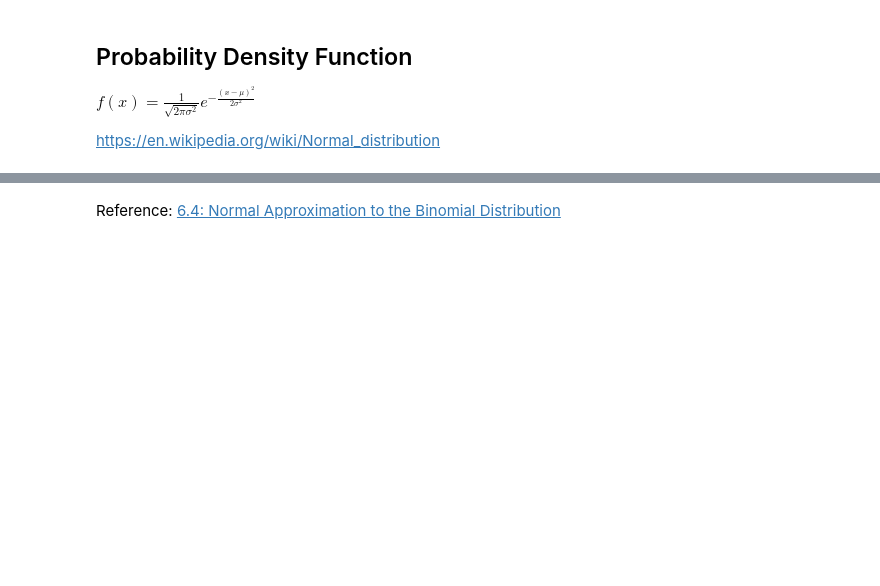
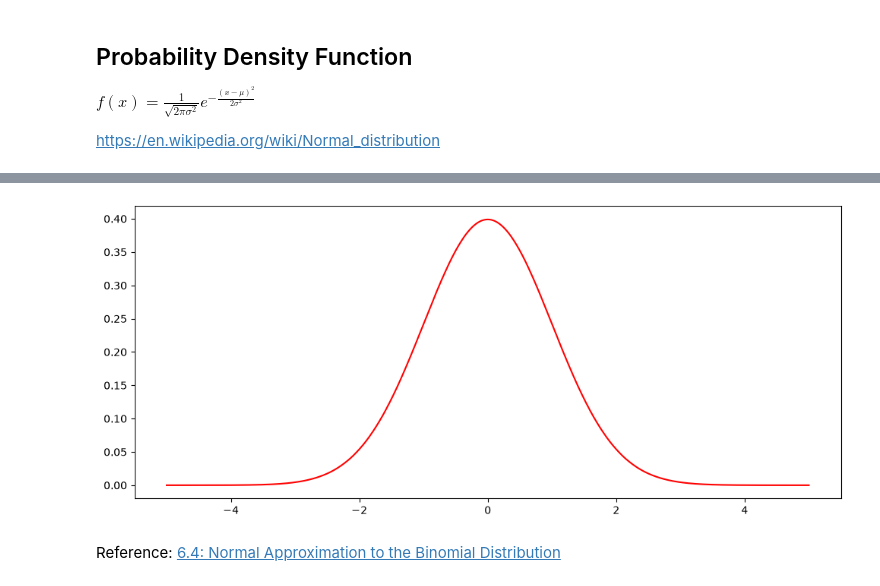
Before and after one commit to ianmcloughlin/applied-statistics, a Jupyter notebook: notes/normal-distribution.ipynb, the cells around one changed output, grey strips where cells are left out. Drawn from its saved outputs; the diff is of its cells as text; code cells hidden in the pictures; blank space fills up the shorter version.

```diff
--- a/notes/normal-distribution.ipynb
+++ b/notes/normal-distribution.ipynb
@@ -223,9 +262,11 @@ x, y
 # %%
 # Create an empty plot.
-fig, ax = plt.subplots()
+fig, ax = plt.subplots(figsize=(12, 5))
 
 # Plot the function.
 ax.plot(x, y, 'r');
+# %% [output]
+[figure, added]
 # %% [markdown]
 Reference: [6.4: Normal Approximation to the Binomial Distribution](https://stats.libretexts.org/Courses/Las_Positas_College/Math_40%3A_Statistics_and_Probability/06%3A_Continuous_Random_Variables_and_the_Normal_Distribution/6.04%3A_Normal_Approximation_to_the_Binomial_Distribution)
 # %%
```
Also changed, not shown: parts of 28 cells of this notebook.
